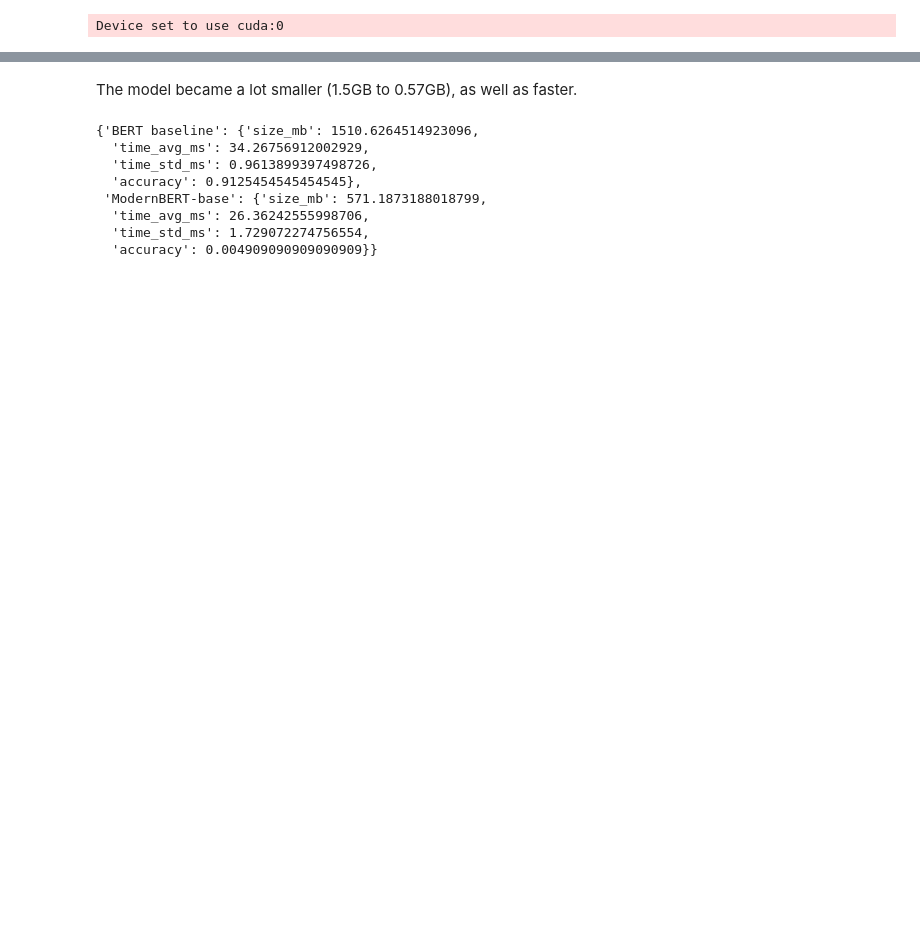
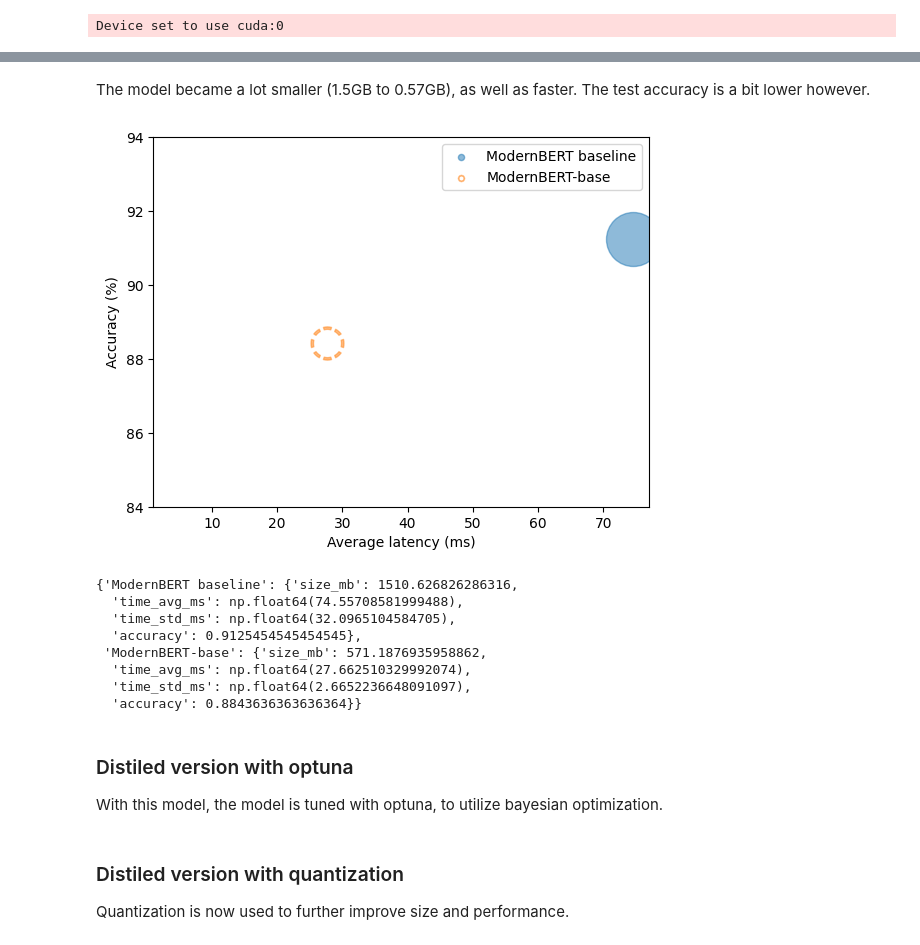
Before and after one commit to simon-mellergaard/GAI-with-LLMs, a Jupyter notebook: Project codes/Assignment04.ipynb, the cells around one changed output, grey strips where cells are left out. Cells and saved outputs as stored; diff of their text form; code cells hidden in the pictures; blank space fills up the shorter version.

Commit message:
Trained the distiled version

```diff
--- a/Project codes/Assignment04.ipynb
+++ b/Project codes/Assignment04.ipynb
@@ -227,8 +224,6 @@ The output looks pretty good or pretty bad.
 
 The following class is used to compare the models (taken from chapter 8 in NLP):
 # %%
-accuracy_score = evaluate.load('accuracy')
-
 class PerformanceBenchmark:
     def __init__(self, pipeline, dataset, optim_type="ModernBERT baseline"):
         self.pipeline = pipeline
@@ -243,9 +238,9 @@ class PerformanceBenchmark:
             label = example["intent"]
             preds.append(intents.str2int(pred))
             labels.append(label)
-        accuracy = accuracy_score.compute(predictions=preds, references=labels)
-        print(f"Accuracy on test set - {accuracy['accuracy']:.3f}")
-        return accuracy
+        acc = accuracy.compute(predictions=preds, references=labels)
+        print(f"Accuracy on test set - {acc['accuracy']:.3f}")
+        return acc
 
     def compute_size(self):
         state_dict = self.pipeline.model.state_dict()
@@ -408,4 +414,4 @@ pipe(query)
 # %%
-pb = PerformanceBenchmark(pipe, dataset_clinc["test"], optim_type='ModernBERT-base')
+pb = PerformanceBenchmark(pipe, dataset_clinc["test"], optim_type='ModernBERT-base-distiled')
 perf_metrics.update(pb.run_benchmark())
 # %% [output]
@@ -425,41 +421,51 @@ Accuracy on test set - 0.005
 # %% [markdown]
-The model became a lot smaller (1.5GB to 0.57GB), as well as faster.
+The model became a lot smaller (1.5GB to 0.57GB), as well as faster. The test accuracy is a bit lower however.
 # %%
-def plot_metrics(perf_metrics, current_optim_type):
+def plot_metrics(perf_metrics, current_optim_type=""):
     df = pd.DataFrame.from_dict(perf_metrics, orient='index')
 
     for idx in df.index:
         df_opt = df.loc[idx]
         # Add a dashed circle around the current optimization type
         if idx == current_optim_type:
             plt.scatter(df_opt["time_avg_ms"], df_opt["accuracy"] * 100,
                         alpha=0.5, s=df_opt["size_mb"], label=idx,
                         marker='$\u25CC$')
         else:
             plt.scatter(df_opt["time_avg_ms"], df_opt["accuracy"] * 100,
                         s=df_opt["size_mb"], label=idx, alpha=0.5)
 
     legend = plt.legend(bbox_to_anchor=(1,1))
     for handle in legend.legend_handles:
         handle.set_sizes([20])
 
-    plt.ylim(80,90)
+    plt.ylim(84,94)
     # Use the slowest model to define the x-axis range
-    xlim = int(perf_metrics["BERT baseline"]["time_avg_ms"] + 3)
+    xlim = int(perf_metrics["ModernBERT baseline"]["time_avg_ms"] + 3)
     plt.xlim(1, xlim)
     plt.ylabel("Accuracy (%)")
     plt.xlabel("Average latency (ms)")
     plt.show()
 
-plot_metrics(perf_metrics, optim_type)
+plot_metrics(perf_metrics)
+# %% [output]
+[figure, added]
 # %%
 perf_metrics
 # %% [output]
-{'BERT baseline': {'size_mb': 1510.6264514923096,
-  'time_avg_ms': 34.26756912002929,
-  'time_std_ms': 0.9613899397498726,
+{'ModernBERT baseline': {'size_mb': 1510.626826286316,
+  'time_avg_ms': np.float64(74.55708581999488),
+  'time_std_ms': np.float64(32.0965104584705),
   'accuracy': 0.9125454545454545},
- 'ModernBERT-base': {'size_mb': 571.1873188018799,
-  'time_avg_ms': 26.36242555998706,
-  'time_std_ms': 1.729072274756554,
-  'accuracy': 0.004909090909090909}}
+ 'ModernBERT-base': {'size_mb': 571.1876935958862,
+  'time_avg_ms': np.float64(27.662510329992074),
+  'time_std_ms': np.float64(2.6652236648091097),
+  'accuracy': 0.8843636363636364}}
+# %% [markdown]
+### Distiled version with optuna
+
+With this model, the model is tuned with optuna, to utilize bayesian optimization.
+# %% [markdown]
+### Distiled version with quantization
+
+Quantization is now used to further improve size and performance.
```
Also changed, not shown: parts of 13 cells of this notebook.
